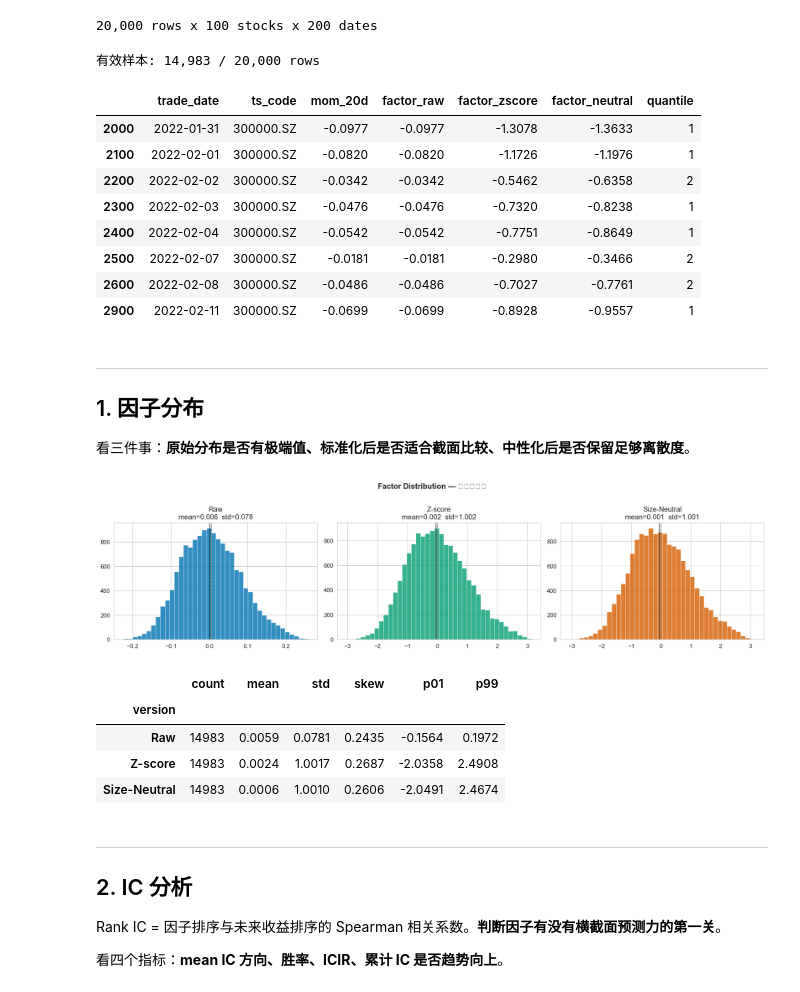
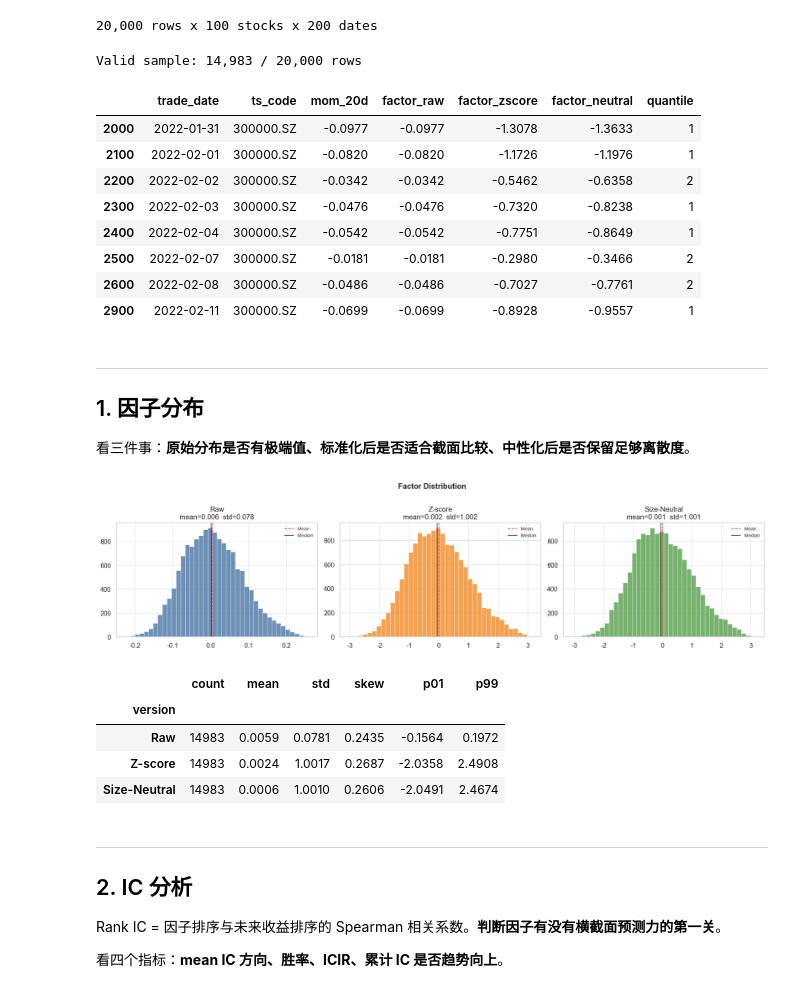
Before and after one commit to yangxiamike/ashare-factory, a Jupyter notebook: notebooks/01_single_factor_mvp.ipynb, the cells around one changed output. Cells and saved outputs as stored; diff of their text form; code cells hidden in the pictures.

Commit message:
polish notebook charts

```diff
--- a/notebooks/01_single_factor_mvp.ipynb
+++ b/notebooks/01_single_factor_mvp.ipynb
@@ -17,8 +17,8 @@ from IPython.display import display
 warnings.filterwarnings("ignore")
 pd.set_option("display.float_format", lambda x: f"{x:.4f}")
 
-# ── matplotlib / seaborn 全局样式 ──
-sns.set_style("whitegrid")
+# Plot style: keep chart titles English to avoid font fallback issues in notebook exports.
+sns.set_theme(style="whitegrid", context="notebook")
 plt.rcParams.update({
     "figure.dpi": 120,
     "font.size": 10,
@@ -26,10 +26,26 @@ plt.rcParams.update({
     "axes.labelsize": 10,
     "figure.titlesize": 13,
     "legend.fontsize": 9,
+    "axes.unicode_minus": False,
+    "axes.edgecolor": "#D0D5DD",
+    "grid.color": "#D9DEE7",
+    "grid.linewidth": 0.8,
 })
-C = sns.color_palette("colorblind")
 
-# ── 配置 ──
+COLORS = {
+    "blue": "#4E79A7",
+    "teal": "#2A9D8F",
+    "green": "#59A14F",
+    "orange": "#F28E2B",
+    "red": "#E15759",
+    "purple": "#B07AA1",
+    "gray": "#6B7280",
+}
+QUANTILE_COLORS = [COLORS["blue"], COLORS["teal"], COLORS["gray"], COLORS["orange"], COLORS["green"]]
+HORIZON_COLORS = [COLORS["blue"], COLORS["orange"], COLORS["green"]]
+C = sns.color_palette([COLORS[k] for k in ["blue", "teal", "green", "orange", "red", "purple"]])
+
+# Config
 FACTOR_WINDOW = 20
 FORWARD_HORIZONS = [1, 5, 20]
 N_QUANTILES = 5
@@ -159,11 +175,11 @@ df = assign_quantiles(df, "factor_neutral", N_QUANTILES)
 FACTOR_COL = "factor_neutral"
 FWD_COL = "fwd_5d"
 
-print(f"有效样本: {df.universe.sum():,} / {len(df):,} rows")
+print(f"Valid sample: {df.universe.sum():,} / {len(df):,} rows")
 display(df[df.universe][['trade_date', 'ts_code', 'mom_20d', 'factor_raw',
                            'factor_zscore', 'factor_neutral', 'quantile']].head(8))
 # %% [output]
-有效样本: 14,983 / 20,000 rows
+Valid sample: 14,983 / 20,000 rows
 |  | trade_date | ts_code | mom_20d | factor_raw | factor_zscore | factor_neutral | quantile |
 | 2000 | 2022-01-31 | 300000.SZ | -0.0977 | -0.0977 | -1.3078 | -1.3633 | 1 |
 | 2100 | 2022-02-01 | 300000.SZ | -0.0820 | -0.0820 | -1.1726 | -1.1976 | 1 |
@@ -181,29 +197,29 @@ display(df[df.universe][['trade_date', 'ts_code', 'mom_20d', 'factor_raw',
 # %%
 sample = df[df.universe]
 labels = ["Raw", "Z-score", "Size-Neutral"]
 cols = ["factor_raw", "factor_zscore", "factor_neutral"]
 
 fig, axes = plt.subplots(1, 3, figsize=(16, 4))
-for ax, col, label, clr in zip(axes, cols, labels, [C[0], C[2], C[3]]):
+for ax, col, label, clr in zip(axes, cols, labels, [COLORS["blue"], COLORS["orange"], COLORS["green"]]):
     vals = sample[col].dropna()
-    ax.hist(vals, bins=40, color=clr, alpha=0.8, edgecolor="white", linewidth=0.5)
-    ax.axvline(vals.mean(), color="gray", linestyle="--", linewidth=1.2)
-    ax.axvline(vals.median(), color="black", linestyle="-", linewidth=0.8)
+    ax.hist(vals, bins=40, color=clr, alpha=0.82, edgecolor="white", linewidth=0.5)
+    ax.axvline(vals.mean(), color=COLORS["red"], linestyle="--", linewidth=1.2, label="Mean")
+    ax.axvline(vals.median(), color="#111827", linestyle="-", linewidth=0.9, label="Median")
     ax.set_title(f"{label}\nmean={vals.mean():.3f}  std={vals.std():.3f}")
+    ax.legend(frameon=False, fontsize=8)
 
-fig.suptitle("Factor Distribution — 横截面分布", fontweight="bold", y=1.02)
+fig.suptitle("Factor Distribution", fontweight="bold", y=1.02)
 plt.tight_layout()
 plt.show()
 
-# 统计表
 stats = []
 for col, label in zip(cols, labels):
     v = sample[col].dropna()
     stats.append({"version": label, "count": len(v), "mean": v.mean(), "std": v.std(),
                   "skew": v.skew(), "p01": v.quantile(0.01), "p99": v.quantile(0.99)})
 display(pd.DataFrame(stats).set_index("version"))
 # %% [output]
-[figure, old version]
+[figure, new version]
 |  | count | mean | std | skew | p01 | p99 |
 | version |  |  |  |  |  |  |
 | Raw | 14983 | 0.0059 | 0.0781 | 0.2435 | -0.1564 | 0.1972 |
```
Also changed, not shown: parts of 5 cells of this notebook, 1 other file.
